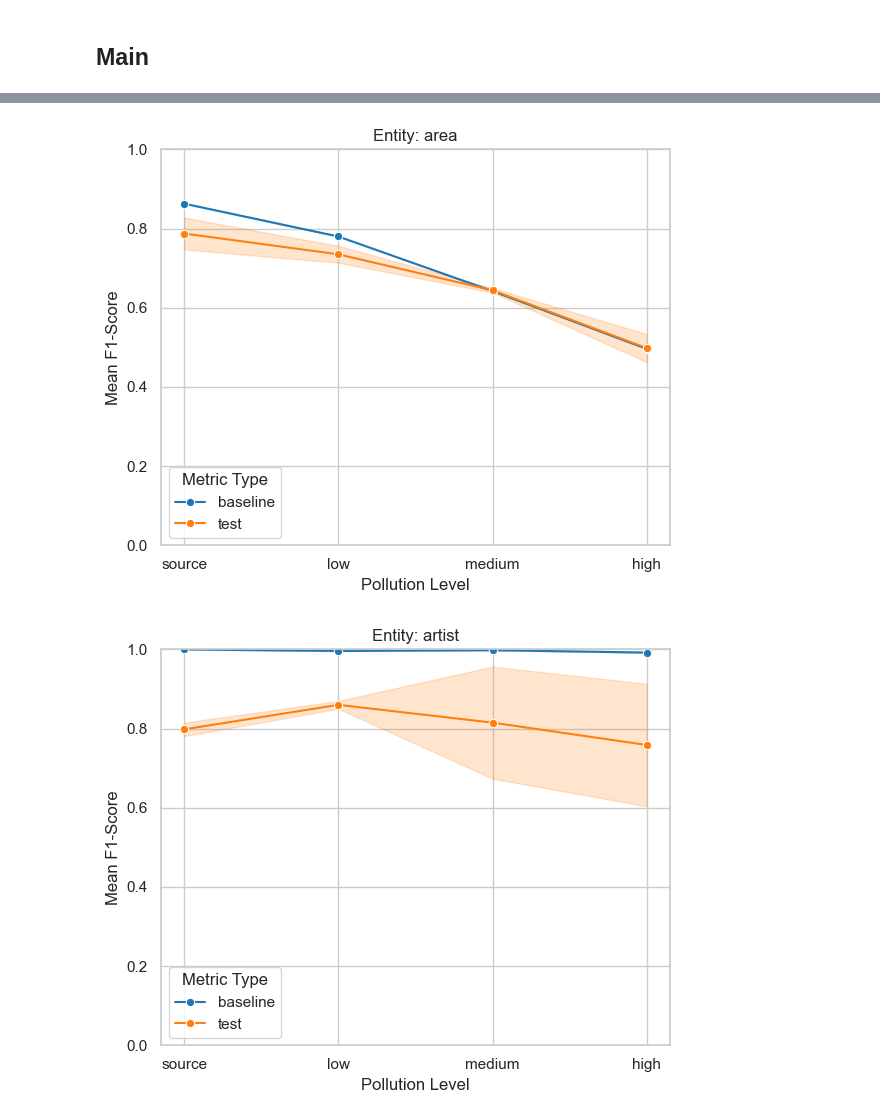
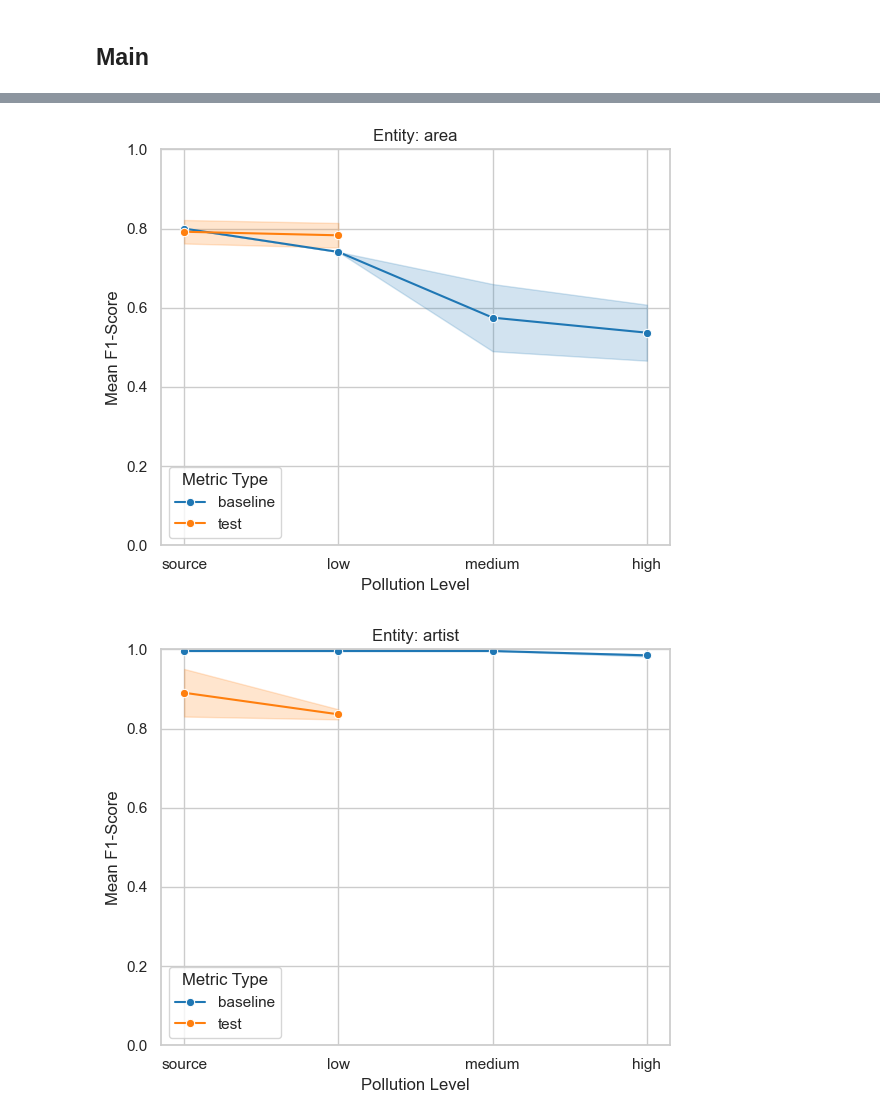
Before and after one commit to oskar-ong/deepcem, a Jupyter notebook: notebooks/results_analysis.ipynb, the cells around one changed output, grey strips where cells are left out. Drawn from its saved outputs; the diff is of its cells as text; code cells hidden in the pictures.

```diff
--- a/notebooks/results_analysis.ipynb
+++ b/notebooks/results_analysis.ipynb
@@ -858,7 +855,7 @@ latex_code = generate_comparison_latex(df, test_metric='test')
 
 print(latex_code)
 
-plot_degradation(df, "imdb", "main", "distillbert")
+plot_degradation(df, "music", "main", "distillbert")
 # %% [output]
 \begin{table}[h]
 \centering
@@ -877,5 +874,5 @@ track & high & & 0.9760 & 0.0000 & & \textbf{0.9775} & 0.0007 \\
 \bottomrule
 \end{tabular}
 \end{table}
-[figure, old version]
+[figure, new version]
-[figure, old version]
+[figure, new version]
```
Also changed, not shown: parts of 3 cells of this notebook, 40 other files.
